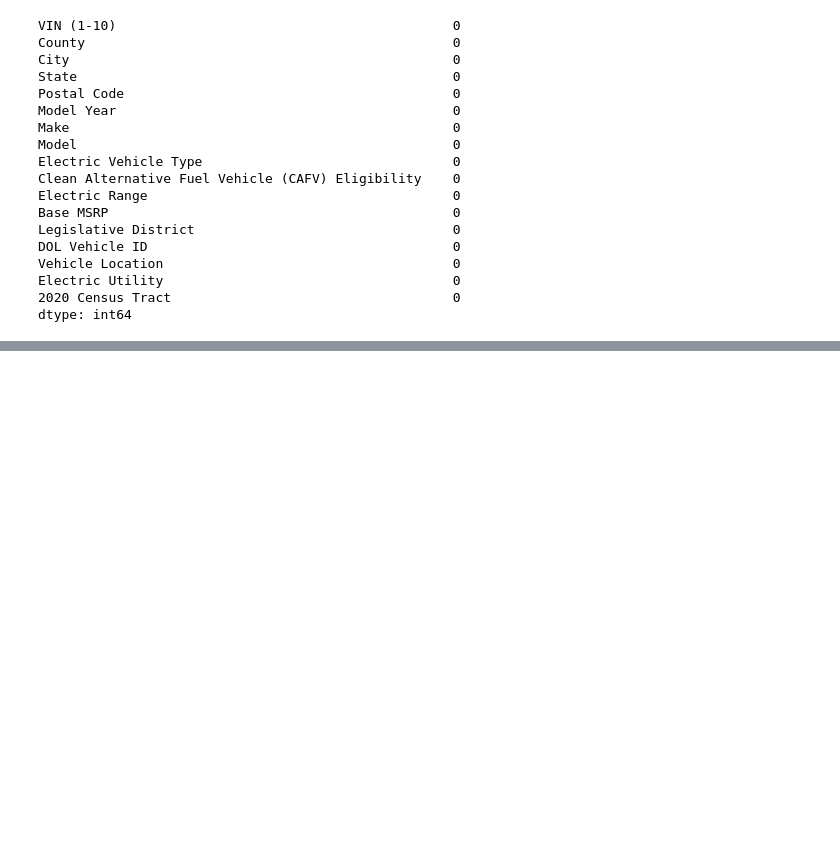
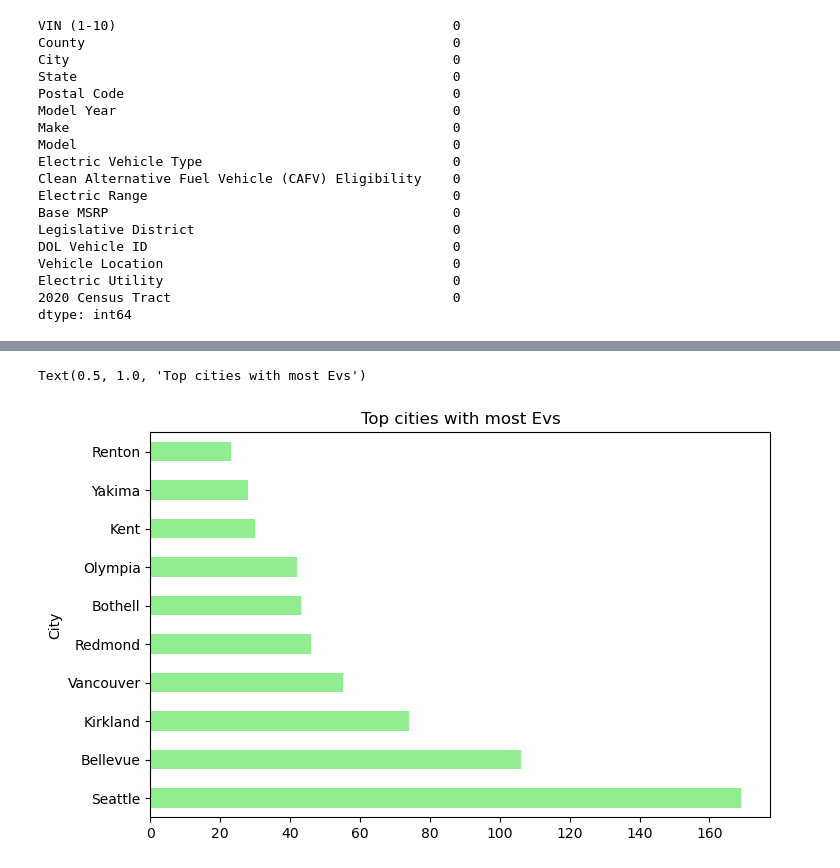
Before and after one commit to rahulbora-45/projectFirst, a Jupyter notebook: ProjectPython.ipynb, the cells around one changed output, grey strips where cells are left out. Drawn from its saved outputs; the diff is of its cells as text; code cells hidden in the pictures; blank space fills up the shorter version.

```diff
--- a/ProjectPython.ipynb
+++ b/ProjectPython.ipynb
@@ -127,0 +150,7 @@ dtype: int64
+# %%
+plt.figure(figsize=(8, 5))
+df['City'].value_counts().head(10).plot(kind='barh', color='lightgreen')
+plt.title("Top cities with most Evs")
+# %% [output]
+Text(0.5, 1.0, 'Top cities with most Evs')
+[figure, added]
```
Also changed, not shown: parts of 11 cells of this notebook, 1 other file.
